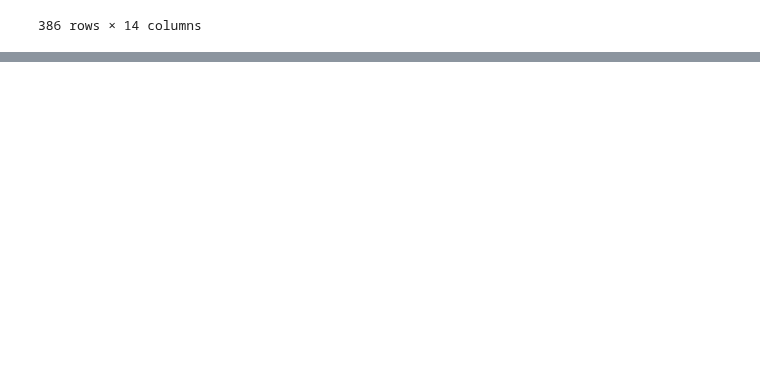
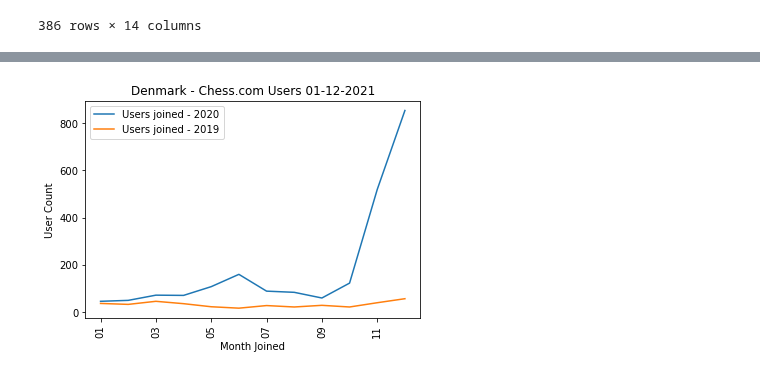
Before and after one commit to melissamonroe/who-plays-chess, a Jupyter notebook: ChessDetailsPy.ipynb, the cells around one changed output, grey strips where cells are left out. Cells and saved outputs as stored; diff of their text form; code cells hidden in the pictures; blank space fills up the shorter version.

```diff
--- a/ChessDetailsPy.ipynb
+++ b/ChessDetailsPy.ipynb
@@ -291 +353,18 @@ groupby_yearmonth_MX_count_df.sort_values(ascending=False)
+# %%
+groupby_yearmonth_2020_DK_count_df.plot()
+groupby_yearmonth_2019_DK_count_df.plot()
+
+# Create a legend for our chart
+#plt.legend(handles=[world_avg, country_one], loc="best")
+
+file_created_datetime_DK = time.strftime('%m-%d-%Y', time.localtime(os.path.getctime(output_data_player_details_DK)))
+
+plt.xticks(rotation=90)
+plt.ylabel("User Count")
+plt.xlabel("Month Joined")
+plt.title(f"Denmark - Chess.com Users {file_created_datetime_DK}")
+plt.legend(['Users joined - 2020', 'Users joined - 2019'])
+plt.show()
+# %% [output]
+[figure, added]
 # %%
```
Also changed, not shown: parts of 26 cells of this notebook.
